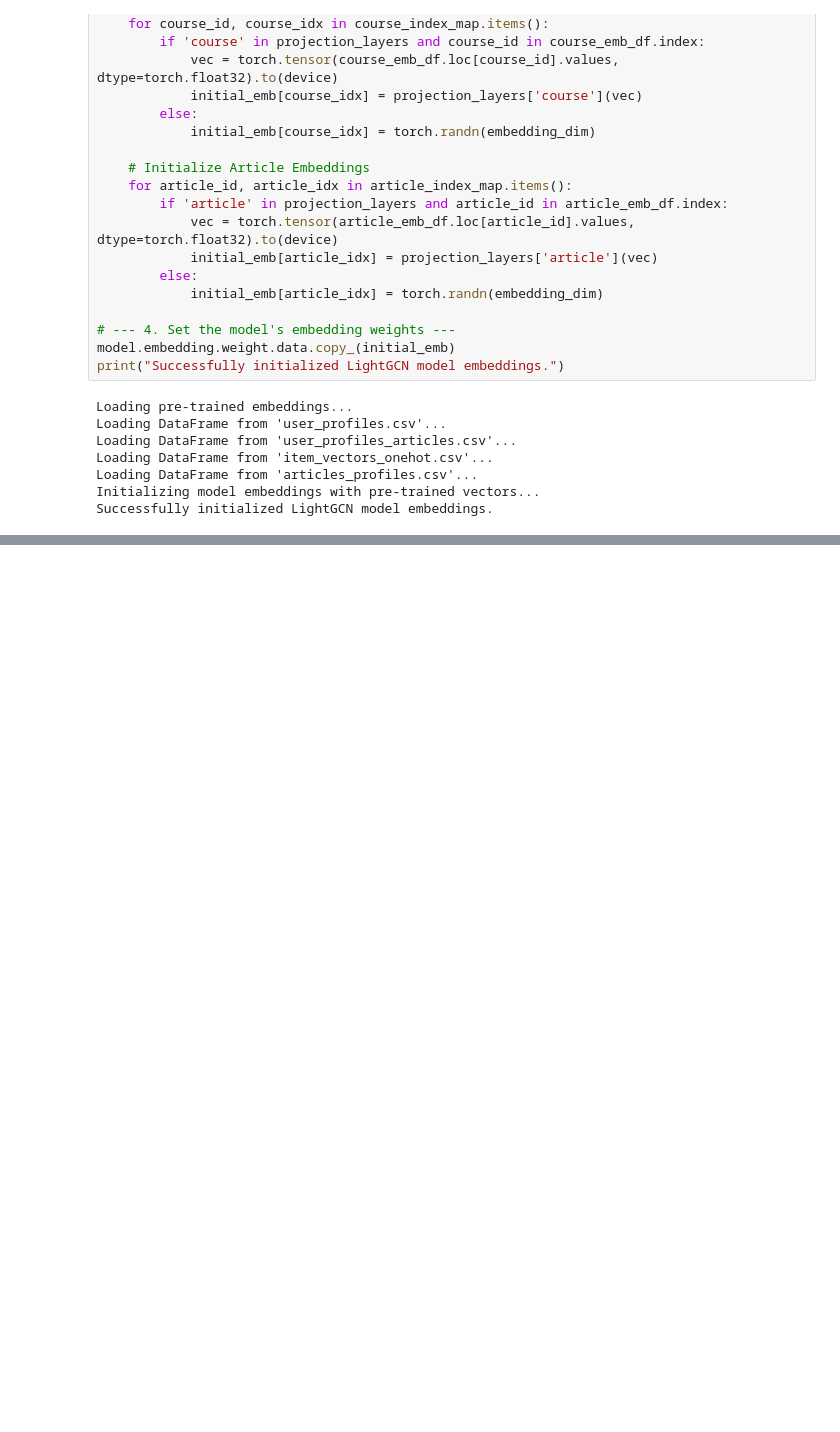
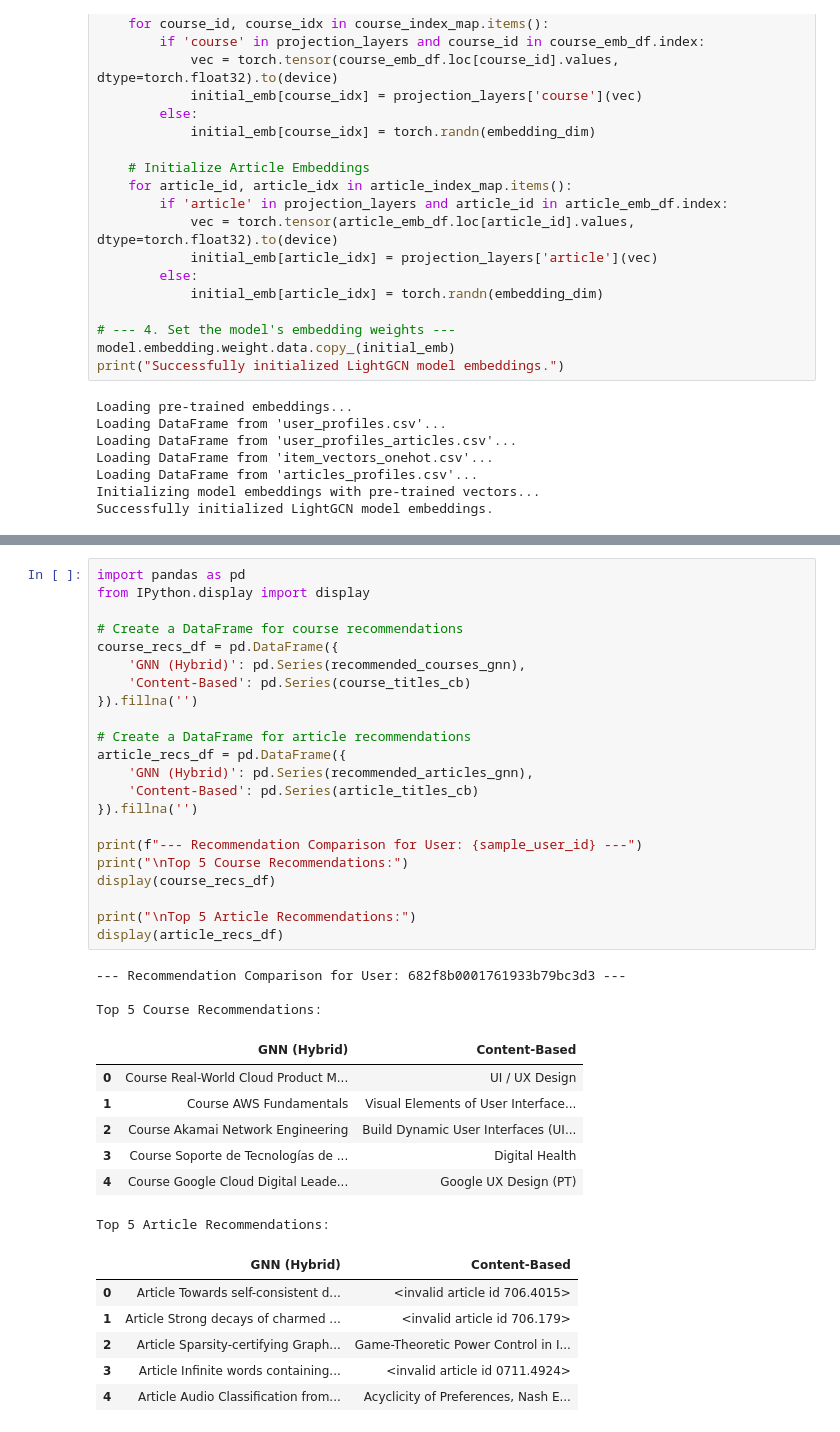
Before and after one commit to cop-usthb/Articles-Lib, a Jupyter notebook: clean.ipynb, the cells around one changed output, grey strips where cells are left out. Saved outputs shown, nothing was run; the diff lists cells and outputs as text; blank space fills up the shorter version.

Commit message:
adding updates for the gnn and content based combination

```diff
--- a/clean.ipynb
+++ b/clean.ipynb
@@ -519,0 +737,39 @@ Top 5 Article Recommendations: ['Article The 3D +-J Ising model at the ferromagn
+# %%
+import pandas as pd
+from IPython.display import display
+
+# Create a DataFrame for course recommendations
+course_recs_df = pd.DataFrame({
+    'GNN (Hybrid)': pd.Series(recommended_courses_gnn),
+    'Content-Based': pd.Series(course_titles_cb)
+}).fillna('')
+
+# Create a DataFrame for article recommendations
+article_recs_df = pd.DataFrame({
+    'GNN (Hybrid)': pd.Series(recommended_articles_gnn),
+    'Content-Based': pd.Series(article_titles_cb)
+}).fillna('')
+
+print(f"--- Recommendation Comparison for User: {sample_user_id} ---")
+print("\nTop 5 Course Recommendations:")
+display(course_recs_df)
+
+print("\nTop 5 Article Recommendations:")
+display(article_recs_df)
+# %% [output]
+--- Recommendation Comparison for User: 682f8b0001761933b79bc3d3 ---
+
+Top 5 Course Recommendations:
+|  | GNN (Hybrid) | Content-Based |
+| 0 | Course Real-World Cloud Product M... | UI / UX Design |
+| 1 | Course AWS Fundamentals | Visual Elements of User Interface... |
+| 2 | Course Akamai Network Engineering | Build Dynamic User Interfaces (UI... |
+| 3 | Course Soporte de Tecnologías de ... | Digital Health |
+| 4 | Course Google Cloud Digital Leade... | Google UX Design (PT) |
+Top 5 Article Recommendations:
+|  | GNN (Hybrid) | Content-Based |
+| 0 | Article Towards self-consistent d... | <invalid article id 706.4015> |
+| 1 | Article Strong decays of charmed ... | <invalid article id 706.179> |
+| 2 | Article Sparsity-certifying Graph... | Game-Theoretic Power Control in I... |
+| 3 | Article Infinite words containing... | <invalid article id 0711.4924> |
+| 4 | Article Audio Classification from... | Acyclicity of Preferences, Nash E... |
```
Also changed, not shown: parts of 16 cells of this notebook, 1 other file.
